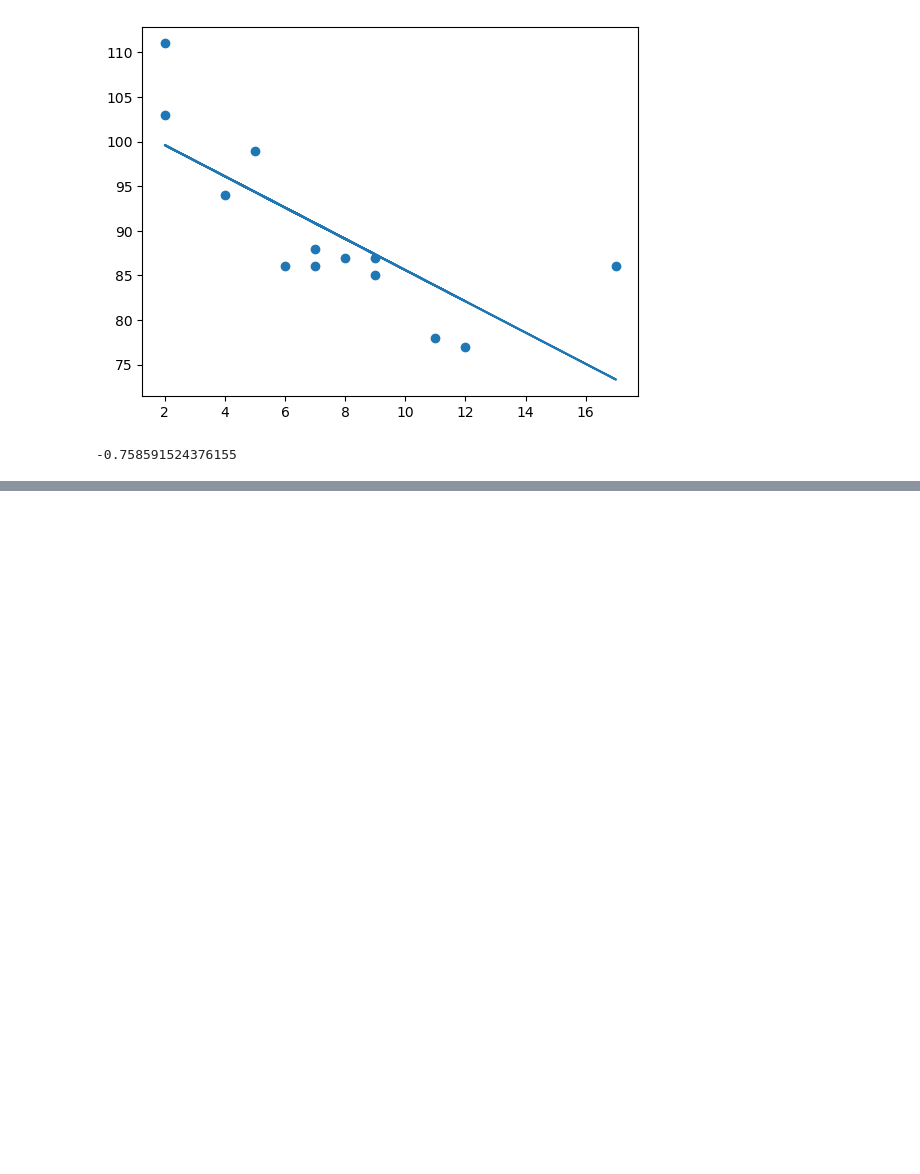
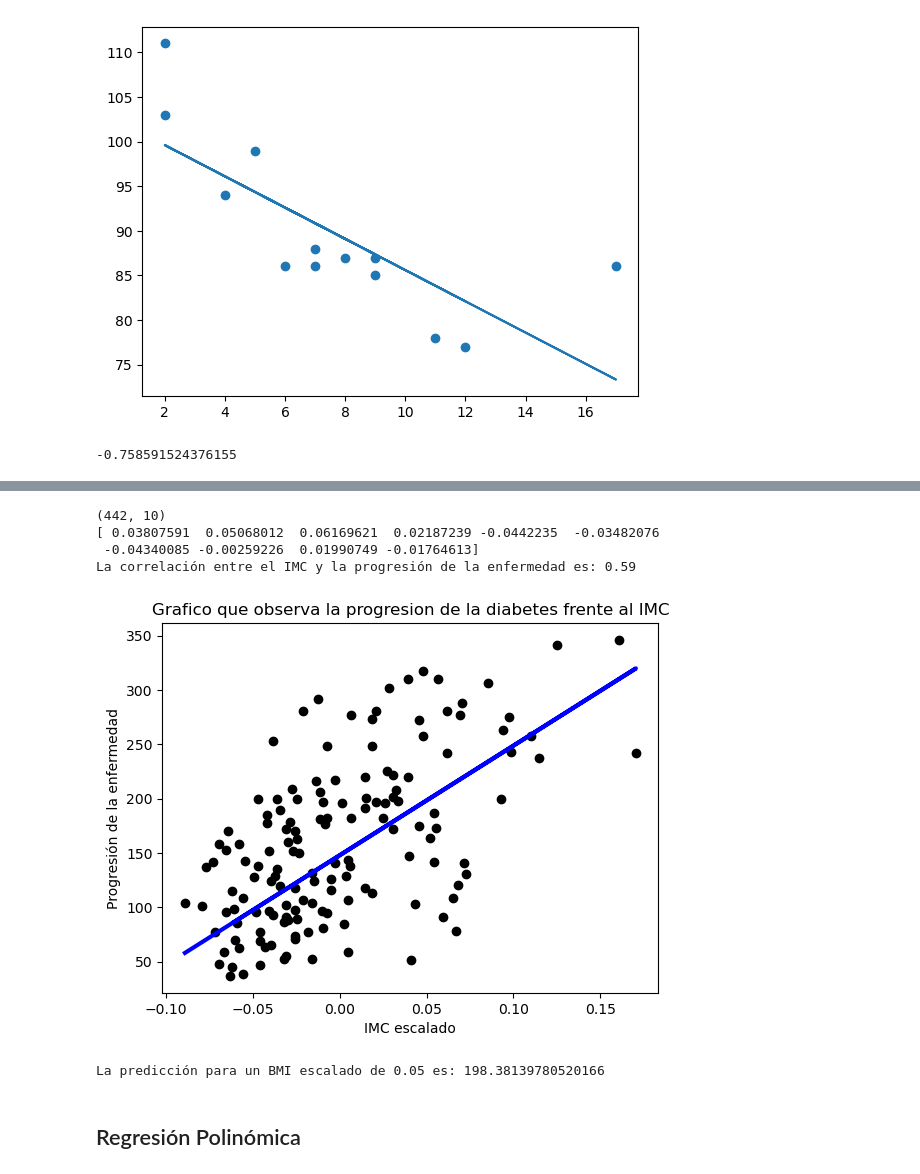
Before and after one commit to Andmendez/ClassIA, a Jupyter notebook: 03_09_24.ipynb, the cells around one changed output, grey strips where cells are left out. Cells and saved outputs as stored; diff of their text form; code cells hidden in the pictures; blank space fills up the shorter version.

```diff
--- a/03_09_24.ipynb
+++ b/03_09_24.ipynb
@@ -76,0 +137,63 @@ print(speed)
+# %%
+import matplotlib.pyplot as plt
+import numpy as np
+from sklearn import datasets, linear_model, model_selection
+
+
+X, y = datasets.load_diabetes(return_X_y=True) #Cargar el conjunto de datos de diabetes y separarlo en caracteristicas (X)y objetiv
+
+# Lo que recibes como respuesta es una tupla.Lo que estas haciendo es asignar los dos primeros valores de la tupla a X e y respectiv
+print(X.shape) # Imprimir la estructura del conjunto de datos y el primer punto de datos como referencia
+print(X[0])
+
+#Piensa un poco en la relacion entre los datos y el objetivo de la regresion.La regresion lineal predice relaciones entre la caracte
+
+X = X[:, 2] # Seleccionar solo la tercera caracteristica (IMC) para simplificar
+
+# Calcular la correlación entre el IMC y la progresión de la enfermedad
+correlacion = np.corrcoef(X, y)[0, 1]
+print(f'La correlación entre el IMC y la progresión de la enfermedad es: {correlacion:.2f}')
+
+X = X.reshape((-1,1)) # Cambiar X para que sea una matriz 2D como requiere scikit-learn
+
+# Ahora que tiene los datos listos para ser representados,puede ver si una maquina puede ayudar a determinar una division logica entr
+# Para ello,es necesario dividir los datos (X)y el objetivo (y)en conjuntos de prueba y de entrenamiento.Scikit-learn tiene una fo
+
+X_train, X_test, y_train, y_test = model_selection.train_test_split(X, y, test_size=0.33) # Dividir los datos en conjuntos de entrena
+
+
+model = linear_model.LinearRegression() # Creacion de un modelo de regresion lineal
+
+model.fit(X_train, y_train) #Entrenar el modelo utilizando los datos de entrenamiento
+
+y_pred = model.predict(X_test) # Prediccion de los valores objetivo para los datos de prueba
+
+plt.scatter(X_test, y_test, color='black') #Trazado de los puntos de los datos de prueba
+
+plt.plot(X_test, y_pred, color='blue', linewidth=3) # Trazado de la linea de regresion
+
+#Añadir etiquetas y titulo al gráfico
+plt.xlabel("IMC escalado")
+plt.ylabel("Progresión de la enfermedad")
+plt.title("Grafico que observa la progresion de la diabetes frente al IMC")
+plt.show()
+
+
+
+# Supongamos que quieres predecir la progresion de la enfermedad para un BMI escalado de 0.05
+nuevo_valor = np.array([[0.05]])
+
+# Utiliza el modelo entrenado para predecir el valor
+prediccion = model.predict(nuevo_valor)
+
+#Imprime la prediccion
+print(f'La predicción para un BMI escalado de 0.05 es: {prediccion[0]}')
+# %% [output]
+(442, 10)
+[ 0.03807591  0.05068012  0.06169621  0.02187239 -0.0442235  -0.03482076
+ -0.04340085 -0.00259226  0.01990749 -0.01764613]
+La correlación entre el IMC y la progresión de la enfermedad es: 0.59
+[figure, added]
+La predicción para un BMI escalado de 0.05 es: 198.38139780520166
+# %% [markdown]
+<h2> Regresión Polinómica </h2>
```
Also changed, not shown: parts of 6 cells of this notebook.
